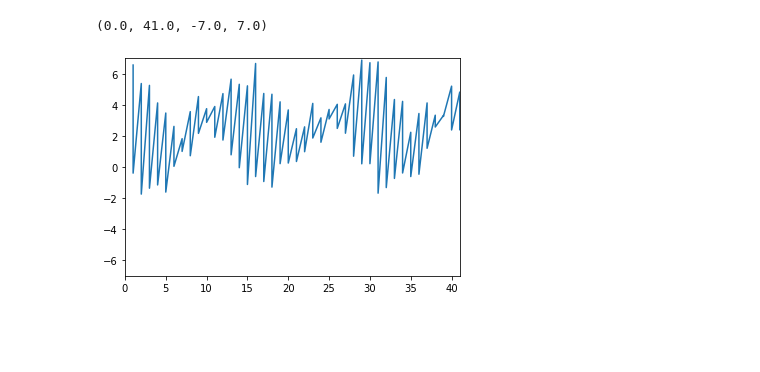
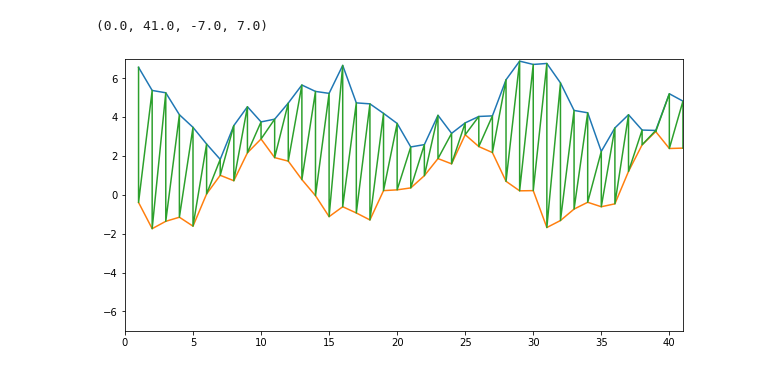
Before and after one commit to lily-wohlstadter/astr19groupproject, a Jupyter notebook: Group Project.ipynb, the cells around one changed output. Cells and saved outputs as stored; diff of their text form; code cells hidden in the pictures; blank space fills up the shorter version.

Commit message:
Add files via upload
separated first and second tide measurements

```diff
--- a/Group Project.ipynb
+++ b/Group Project.ipynb
@@ -4,14 +6,55 @@ import numpy as np
 # %%
+count = 0
+x1 = []
+x2 = []
+y1 = []
+y2 = []
+z1 = []
+z2 = []
+
+
 with open('ASTR19_S22_group_project_data.txt') as f:
     lines = f.readlines()[3:]
 
     x = [int(line.split()[0]) for line in lines]
     y = [line.split()[1] for line in lines]
     z = [float(line.split()[2]) for line in lines]
+
+    #separating array from first/second tide measurments
+    for item in x:
+        if count == 0:
+            x1.append(item)
+            count = 1
+        else:
+            x2.append(item)
+            count = 0
+
+    for item in y:
+        if count == 0:
+            y1.append(item)
+            count = 1
+        else:
+            y2.append(item)
+            count = 0
+
+    for item in z:
+        if count == 0:
+            z1.append(item)
+            count = 1
+        else:
+            z2.append(item)
+            count = 0
-# %%
-
-plt.plot(x,z)
-plt.axis([0, 41, -7, 7])
-# %% [output]
-(0.0, 41.0, -7.0, 7.0)
-[figure, removed]
+# %%
+plt.figure(figsize=(10,5))
+#first tide measurement/high tide
+plt.plot(x1,z1)
+#second tide measurement/low tide
+plt.plot(x2,z2)
+
+#main tide plot
+plt.plot(x,z)
+
+plt.axis([0, 41, -7, 7])
+# %% [output]
+(0.0, 41.0, -7.0, 7.0)
+[figure, added]
```
Also changed, not shown: parts of 1 cell of this notebook.
